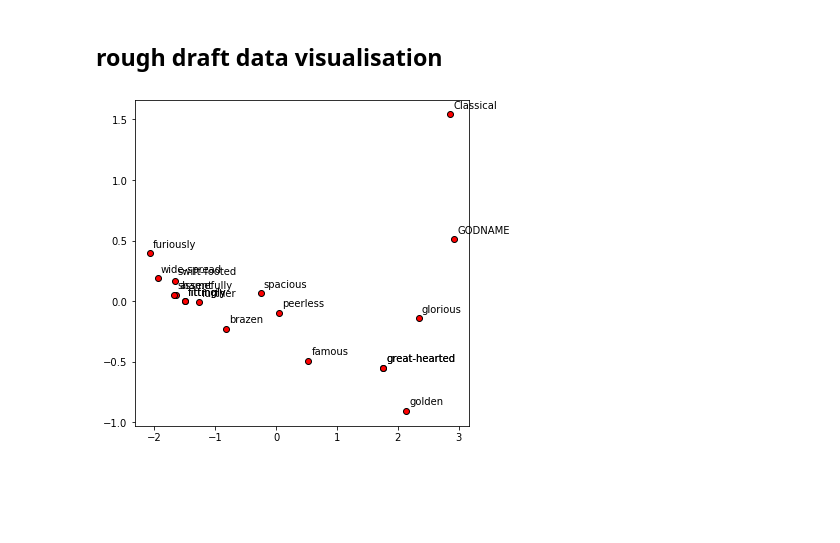
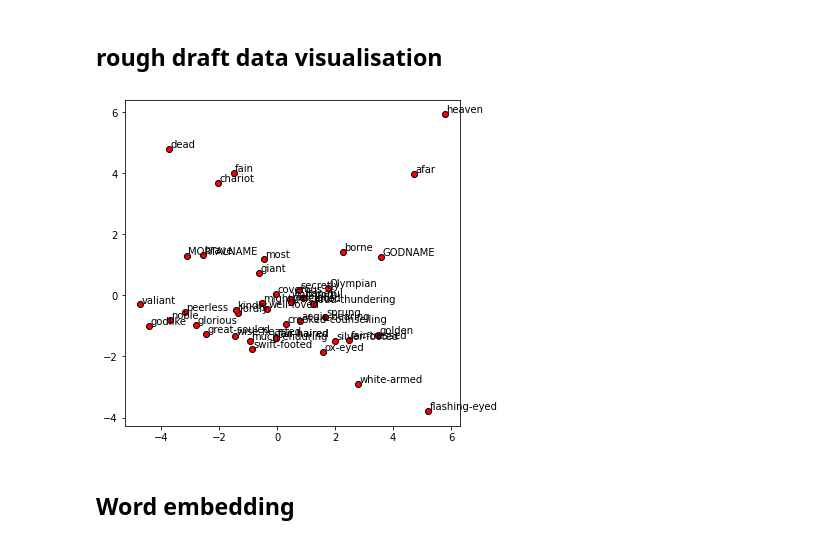
Before and after one commit to RianneAr/Text_Mining_Project, a Jupyter notebook: Prepro_explore_word2vec.ipynb, the cells around one changed output. Drawn from its saved outputs; the diff is of its cells as text; code cells hidden in the pictures; blank space fills up the shorter version.

Commit message:
fix sentence bug, continue word2vec model

```diff
--- a/Prepro_explore_word2vec.ipynb
+++ b/Prepro_explore_word2vec.ipynb
@@ -266,9 +279,0 @@ for entry in contexts[60:63]:
-# %%
-name_cons = []
-for context in contexts:
-    name = context[5]
-    con = context[0:5]+context[6:]
-    name_cons.append([name, con])
-
-for entry in name_cons[60:63]:
-    print(entry)
@@ -348,7 +349,7 @@ The parameters below were mostly taken from the notebook from week 5. We lowered
 # %%
 params = {
     'vector_size': 100, # dimension of embeddings
-    'window': 5, # window -/+ before and after focus word
+    'window': 4, # window -/+ before and after focus word
     'epochs': 10, # number of iterations over the corpus
     'min_count': 2, # filter on words whose frequency is below this count
     'sg': 0, # use the skip-gram (1) or the CBOW (0) mode. In class, we presented the CBOW (predict context given focus words). See optional materials for the skip-gram (predict focus given context)
@@ -356,5 +357,5 @@ params = {
     'workers': 4, # how many cores to use
     'alpha': 0.05 # initial learning rate for SGD. This is lambda in the class notes
 }
-model = Word2Vec([nofilt], **params)
+model = Word2Vec(nofilt, **params)
 # %% [markdown]
@@ -409,0 +411,21 @@ for word in list(model.wv.most_similar('MORTALNAME', topn=20)):
+# %%
+lemmatized_replace_words = []
+lemmatized_replace_tags = []
+
+for sent in lemmatized_replace:
+    for word in sent:
+        lemmatized_replace_words.append(word[0])
+        lemmatized_replace_tags.append(word[1])
+
+similarg = []
+similarm = []
+
+for word in list(model.wv.most_similar('MORTALNAME', topn=3000)):
+    tag = lemmatized_replace_tags[lemmatized_replace_words.index(word[0])]
+    if tag[0:2] in ['RB', 'JJ']:
+        similarm.append([word[0], word[1]])
+
+for word in list(model.wv.most_similar('GODNAME', topn=3000)):
+    tag = lemmatized_replace_tags[lemmatized_replace_words.index(word[0])]
+    if tag[0:2] in ['RB', 'JJ']:
+        similarg.append([word[0], word[1]])
@@ -409,0 +434,6 @@ for word in list(model.wv.most_similar('MORTALNAME', topn=20)):
+# %%
+for word in similarg[:20]:
+    print(word)
+print('\n')
+for word in similarm[:20]:
+    print(word)
@@ -430,8 +478,8 @@ def display_pca_scatterplot(model, words=None, sample=0):
 # %%
 #words taken from most_similar above
 display_pca_scatterplot(model.wv,
-                        ['GODNAME', 'assent', 'Classical', 'furiously', 'glorious', 'wide-spread', 'fittingly', 'great-hearted',
-                         'famous', 'spacious', 'fittingly', 'brazen', 'further', 'shamefully', 'peerless',
-                         'golden', 'swift-footed', 'great-hearted'])
+                        ['GODNAME', 'MORTALNAME']+[x[0] for x in similarm[:20]]+[x[0] for x in similarg[:20]])
 # %% [output]
-[figure, old version]
+[figure, new version]
+# %% [markdown]
+## Word embedding
```
Also changed, not shown: parts of 20 cells of this notebook.
